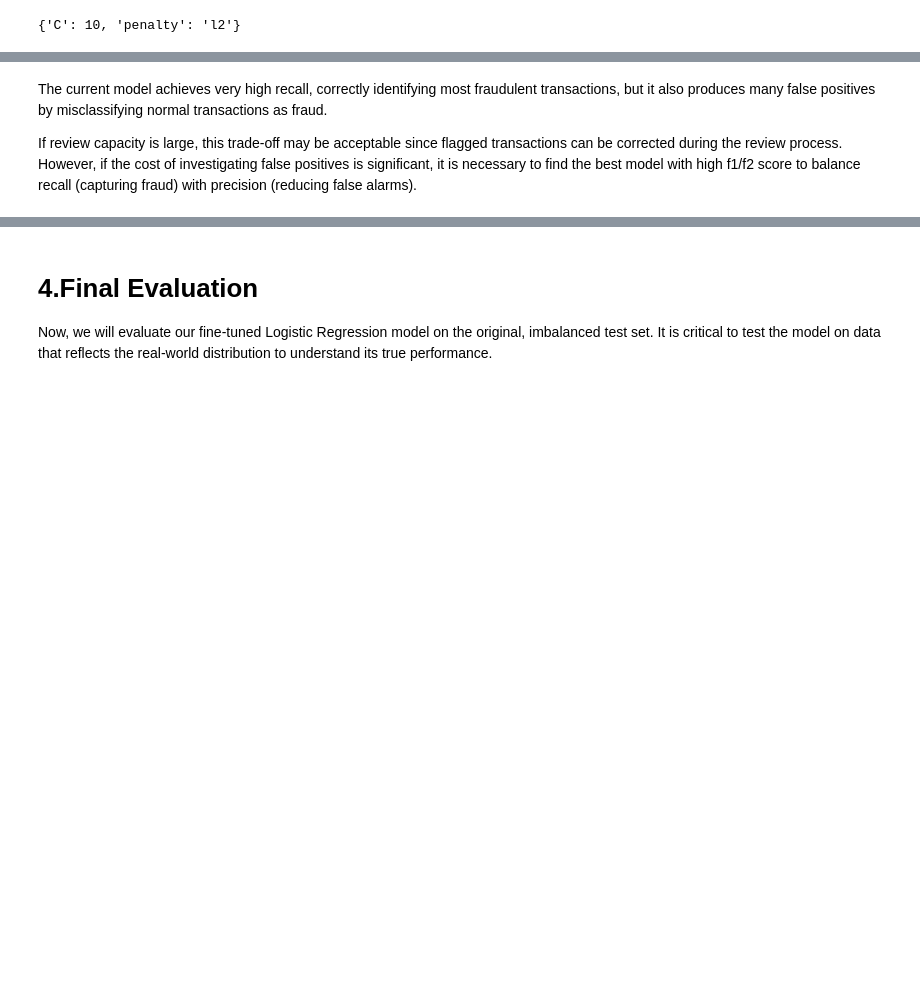
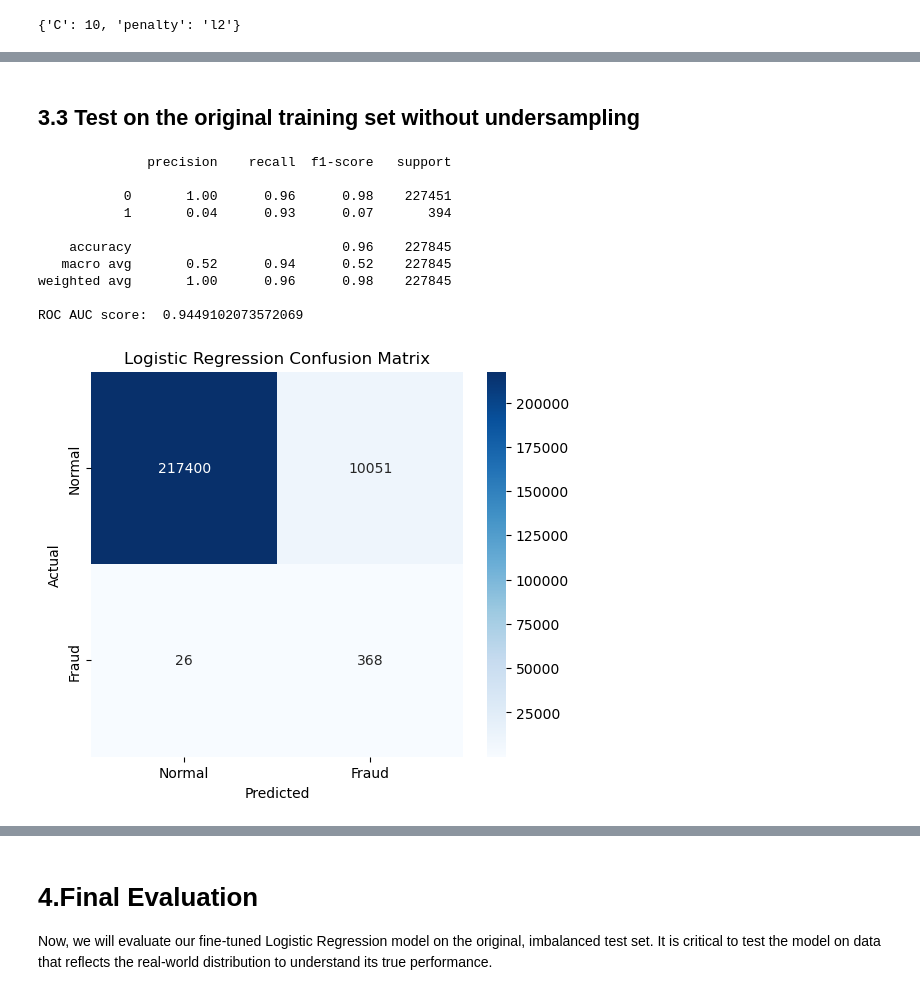
Before and after one commit to MinaGong/fraud_detection, a Jupyter notebook: fraud_detection_supervised.ipynb, the cells around one changed output, grey strips where cells are left out. Drawn from its saved outputs; the diff is of its cells as text; code cells hidden in the pictures; blank space fills up the shorter version.

```diff
--- a/fraud_detection_supervised.ipynb
+++ b/fraud_detection_supervised.ipynb
@@ -494,4 +494,29 @@ Text(0, 0.5, 'True Positive Rate')
-# %% [markdown]
-The current model achieves very high recall, correctly identifying most fraudulent transactions, but it also produces many false positives by misclassifying normal transactions as fraud.
-
-If review capacity is large, this trade-off may be acceptable since flagged transactions can be corrected during the review process. However, if the cost of investigating false positives is significant, it is necessary to find the best model with high f1/f2 score to balance recall (capturing fraud) with precision (reducing false alarms).
+# %% [markdown]
+## 3.3 Test on the original training set without undersampling
+# %%
+# Evaluate the best model
+LR_best_pred = LR_best.predict(X_train)
+
+# Plot the confusion matrix
+fig, ax = plt.subplots(1, 1, figsize=(6, 5))
+sns.heatmap(confusion_matrix(y_train, LR_best_pred), annot=True, fmt='d', cmap='Blues', xticklabels=['Normal', 'Fraud'], yticklabels=['Normal', 'Fraud'], ax=ax)
+ax.set_title('Logistic Regression Confusion Matrix')
+ax.set_xlabel('Predicted')
+ax.set_ylabel('Actual')
+# Print the classification report
+print(classification_report(y_train, LR_best_pred))
+
+# Print the ROC AUC score
+print("ROC AUC score: ", roc_auc_score(y_train, LR_best_pred))
+# %% [output]
+              precision    recall  f1-score   support
+
+           0       1.00      0.96      0.98    227451
+           1       0.04      0.93      0.07       394
+
+    accuracy                           0.96    227845
+   macro avg       0.52      0.94      0.52    227845
+weighted avg       1.00      0.96      0.98    227845
+
+ROC AUC score:  0.9449102073572069
+[figure, added]
```
Also changed, not shown: parts of 13 cells of this notebook.
